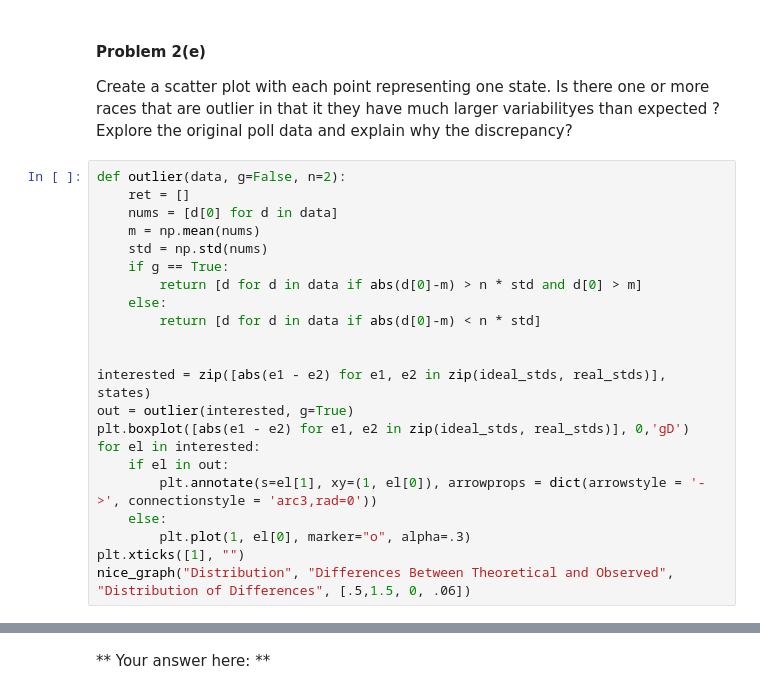
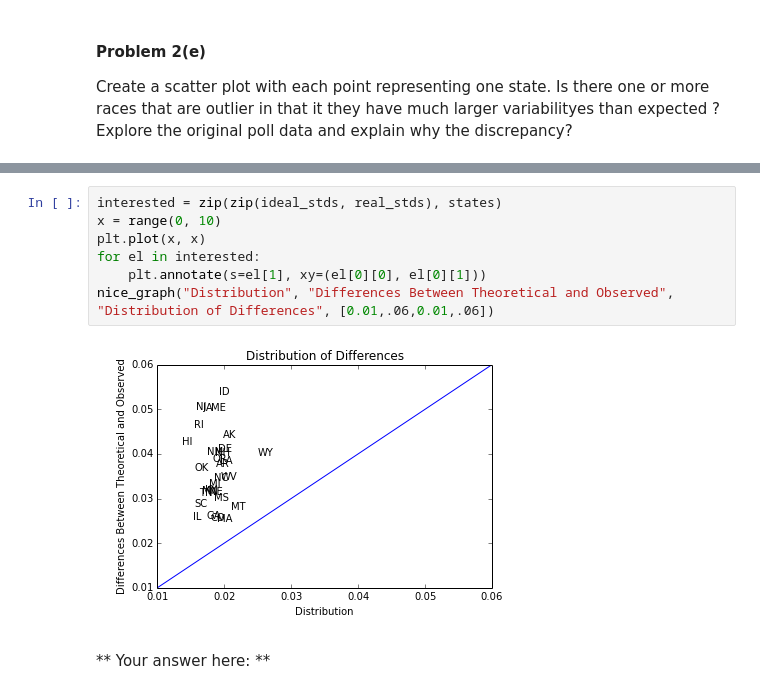
Before and after one commit to userfog/2014, a Jupyter notebook: homework/hw4/HW4.ipynb, the cells around one changed output, grey strips where cells are left out. Drawn from its saved outputs; the diff is of its cells as text.

```diff
--- a/homework/hw4/HW4.ipynb
+++ b/homework/hw4/HW4.ipynb
@@ -324,25 +351,3 @@ plt.show()
 #### Problem 2(e)
 
 Create a scatter plot with each point representing one state. Is there one or more races that are outlier in that it they have much larger variabilityes than expected ? Explore the original poll data and explain why the discrepancy?
-# %%
-def outlier(data, g=False, n=2):
-    ret = []
-    nums = [d[0] for d in data]
-    m = np.mean(nums)
-    std = np.std(nums)
-    if g == True:
-        return [d for d in data if abs(d[0]-m) > n * std and d[0] > m]
-    else:
-        return [d for d in data if abs(d[0]-m) < n * std]
-
-
-interested = zip([abs(e1 - e2) for e1, e2 in zip(ideal_stds, real_stds)], states)
-out = outlier(interested, g=True)
-plt.boxplot([abs(e1 - e2) for e1, e2 in zip(ideal_stds, real_stds)], 0,'gD')
-for el in interested:
-    if el in out:
-        plt.annotate(s=el[1], xy=(1, el[0]), arrowprops = dict(arrowstyle = '->', connectionstyle = 'arc3,rad=0'))
-    else:
-        plt.plot(1, el[0], marker="o", alpha=.3)
-plt.xticks([1], "")
-nice_graph("Distribution", "Differences Between Theoretical and Observed", "Distribution of Differences", [.5,1.5, 0, .06])
@@ -351,3 +354,12 @@ nice_graph("Distribution", "Differences Between Theoretical and Observed", "Dist
+# %%
+interested = zip(zip(ideal_stds, real_stds), states)
+x = range(0, 10)
+plt.plot(x, x)
+for el in interested:
+    plt.annotate(s=el[1], xy=(el[0][0], el[0][1]))
+nice_graph("Distribution", "Differences Between Theoretical and Observed", "Distribution of Differences", [0.01,.06,0.01,.06])
+# %% [output]
+[figure, added]
 # %% [markdown]
 ** Your answer here: **
 # %% [markdown]
```
Also changed, not shown: parts of 21 cells of this notebook.
